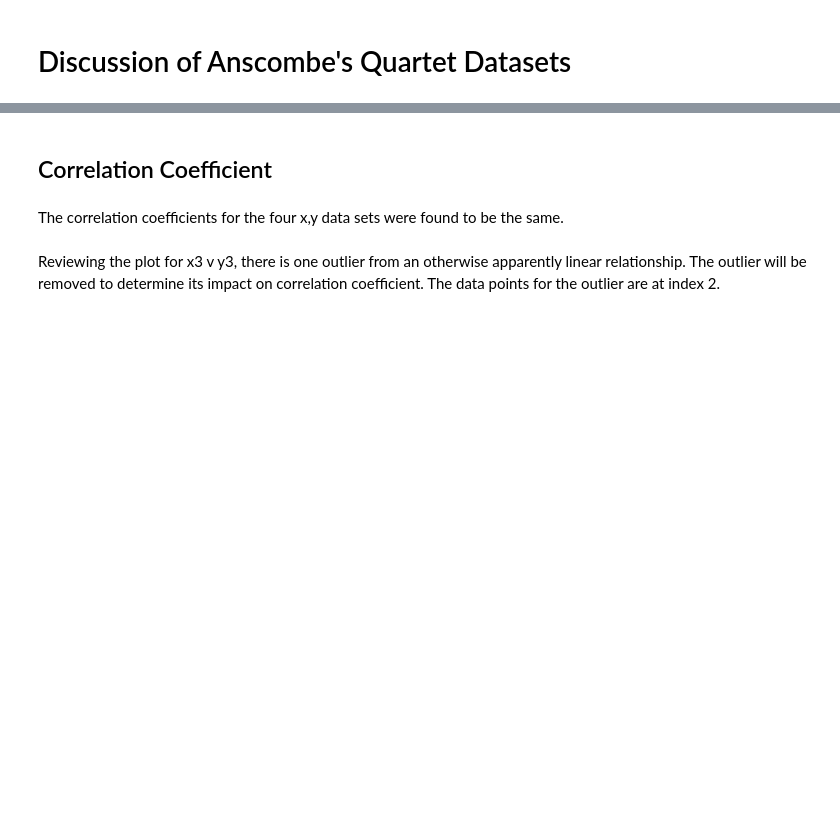
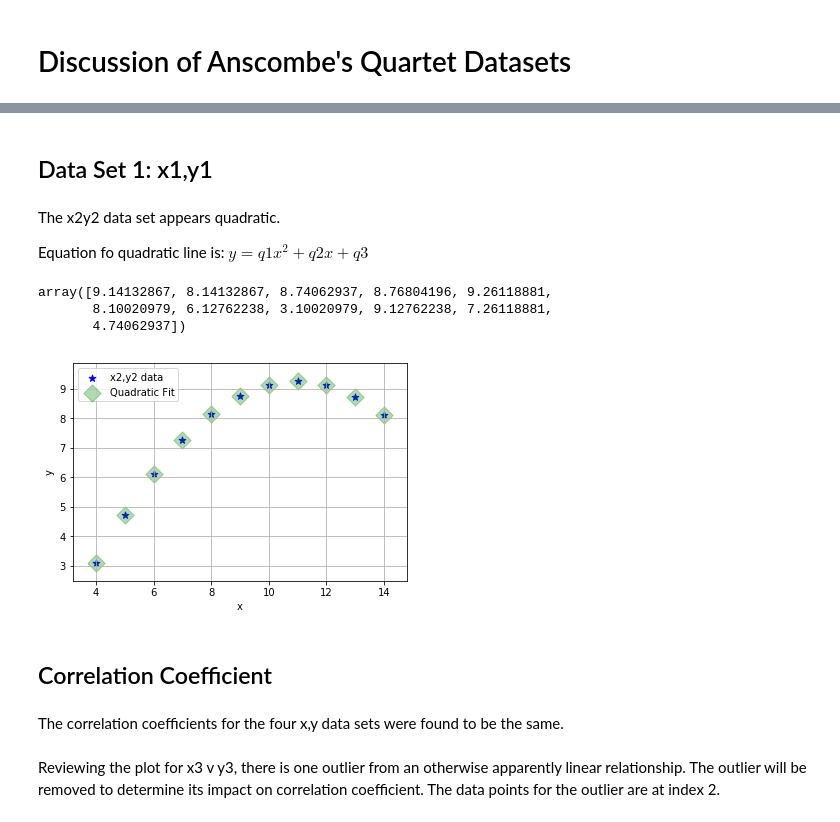
Before and after one commit to healyshane/fundamentals_of_data_analysis-practical_assignment, a Jupyter notebook: Fundamentals of Data Analysis_Assignment.ipynb, the cells around one changed output, grey strips where cells are left out. Drawn from its saved outputs; the diff is of its cells as text; code cells hidden in the pictures; blank space fills up the shorter version.

Commit message:
Discussion details added. Quadratic fit plotted against x2y2 data set

```diff
--- a/Fundamentals of Data Analysis_Assignment.ipynb
+++ b/Fundamentals of Data Analysis_Assignment.ipynb
@@ -214,0 +229,6 @@ The main takeaway from Anscombe's Quartet Datasets is that statistics about data
+# %% [markdown]
+## Data Set 1: x1,y1
+# %% [markdown]
+The x2y2 data set appears quadratic.
+
+Equation fo quadratic line is:  $y = q1x^2 + q2x + q3$
@@ -215,3 +238,22 @@ The main takeaway from Anscombe's Quartet Datasets is that statistics about data
+# %%
+y_val = (q1*x2**2)+(q2*x2)+q3
+y_val # predicted y values when x2 supplied as input
+# %% [output]
+array([9.14132867, 8.14132867, 8.74062937, 8.76804196, 9.26118881,
+       8.10020979, 6.12762238, 3.10020979, 9.12762238, 7.26118881,
+       4.74062937])
+# %%
+# Scatter Plots to visualise if quadratic fit is aligned with y2 data points.
+plt.scatter(x2,y2,color = "blue", label='x2,y2 data',marker='*',s=50 )
+plt.scatter(x2,yval,color = "green", label='Quadratic Fit',marker='D',s=150, alpha="0.3")
+plt.xlabel('x')
+plt.ylabel('y')
+plt.grid(True)
+plt.legend()
+
+plt.show()
+# %% [output]
+[figure, added]
 # %% [markdown]
 ## Correlation Coefficient
 # %% [markdown]
```
Also changed, not shown: parts of 8 cells of this notebook.
